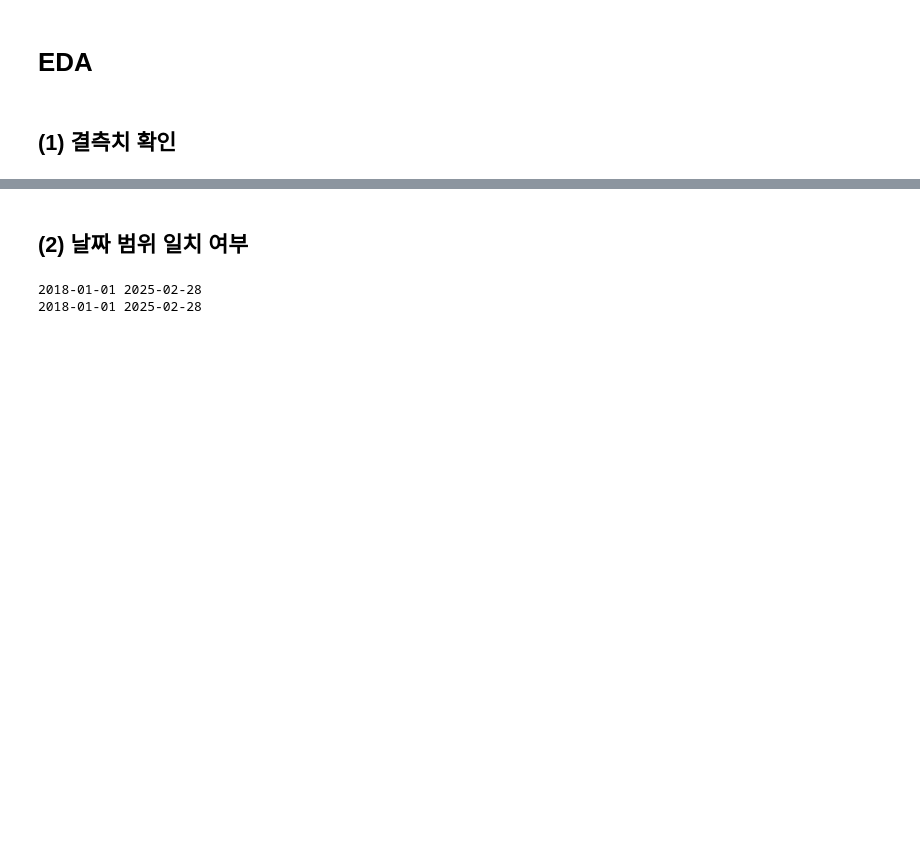
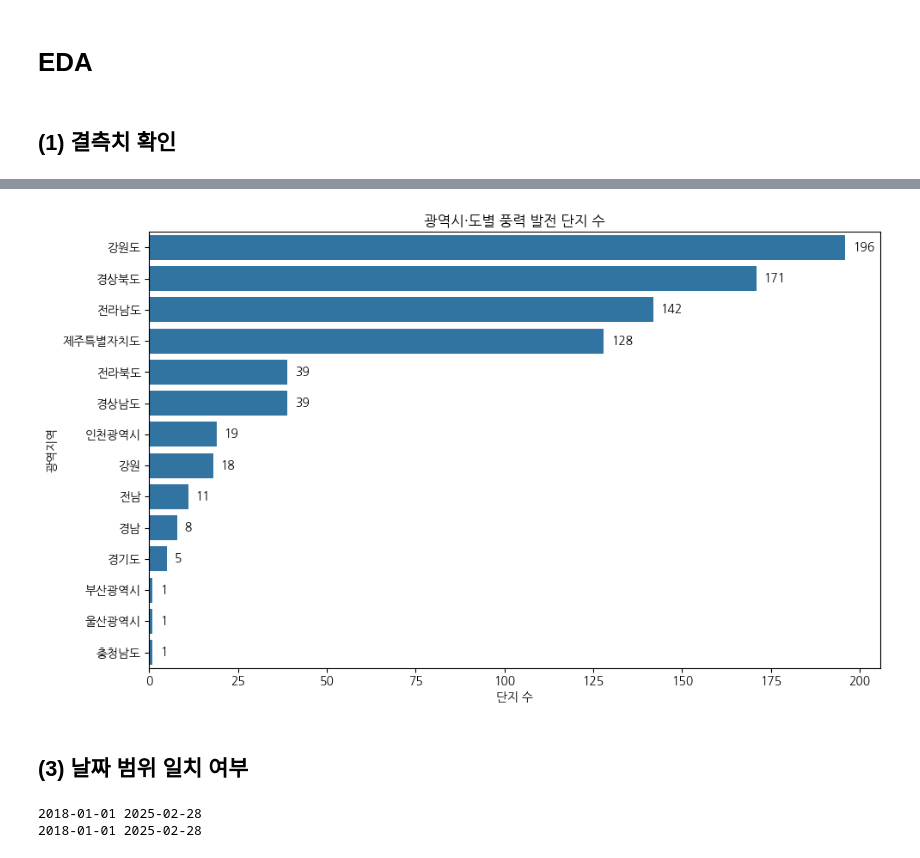
Before and after one commit to hahagoodgood/Renewable-Energy-Generation-Projection, a Jupyter notebook: eda/eda_1.ipynb, the cells around one changed output, grey strips where cells are left out. Drawn from its saved outputs; the diff is of its cells as text; code cells hidden in the pictures; blank space fills up the shorter version.

```diff
--- a/eda/eda_1.ipynb
+++ b/eda/eda_1.ipynb
@@ -77,0 +92,20 @@ display(df_location.head())
+# %%
+# "광역자치단체(시·도)" 단위만 추출
+# 시도명 리스트 (광역단체 이름)
+province_list = [
+    '서울특별시', '부산광역시', '대구광역시', '인천광역시', '광주광역시',
+    '대전광역시', '울산광역시', '세종특별자치시',
+    '경기도', '강원도', '충청북도', '충청남도', '전라북도', '전라남도',
+    '경상북도', '경상남도', '제주특별자치도',
+    '서울', '부산', '대구', '인천', '광주', '대전', '울산', '세종',
+    '경기', '강원', '충북', '충남', '전북', '전남', '경북', '경남', '제주'
+]
+
+def extract_province_from_address(address):
+    if isinstance(address, str):
+        for name in province_list:
+            if address.startswith(name):
+                return name
+    return None
+
+df_location['광역지역'] = df_location['주소'].apply(extract_province_from_address)
@@ -105,5 +191,30 @@ df_facility에는 결측치가 없습니다.
+# %%
+import matplotlib.pyplot as plt
+import seaborn as sns
+
+region_counts = df_location['광역지역'].value_counts().reset_index()
+region_counts.columns = ['광역지역', '풍력단지수']
+
+plt.figure(figsize=(10, 6))
+barplot = sns.barplot(x='풍력단지수', y='광역지역', data=region_counts)
+
+# 막대 위에 개수 표시
+for p in barplot.patches:
+    width = p.get_width()
+    plt.text(width + 2,
+             p.get_y() + p.get_height() / 2,
+             f'{int(width)}',
+             va='center')
+
+plt.title("광역시·도별 풍력 발전 단지 수")
+plt.xlabel("단지 수")
+plt.ylabel("광역지역")
+plt.tight_layout()
+plt.show()
+# %% [output]
+[figure, added]
 # %% [markdown]
-## (2) 날짜 범위 일치 여부
+## (3) 날짜 범위 일치 여부
 # %%
 print(df_power['구분'].min(), df_power['구분'].max())
 print(df_wind['구분'].min(), df_wind['구분'].max())
```
Also changed, not shown: parts of 36 cells of this notebook, 25 other files.
